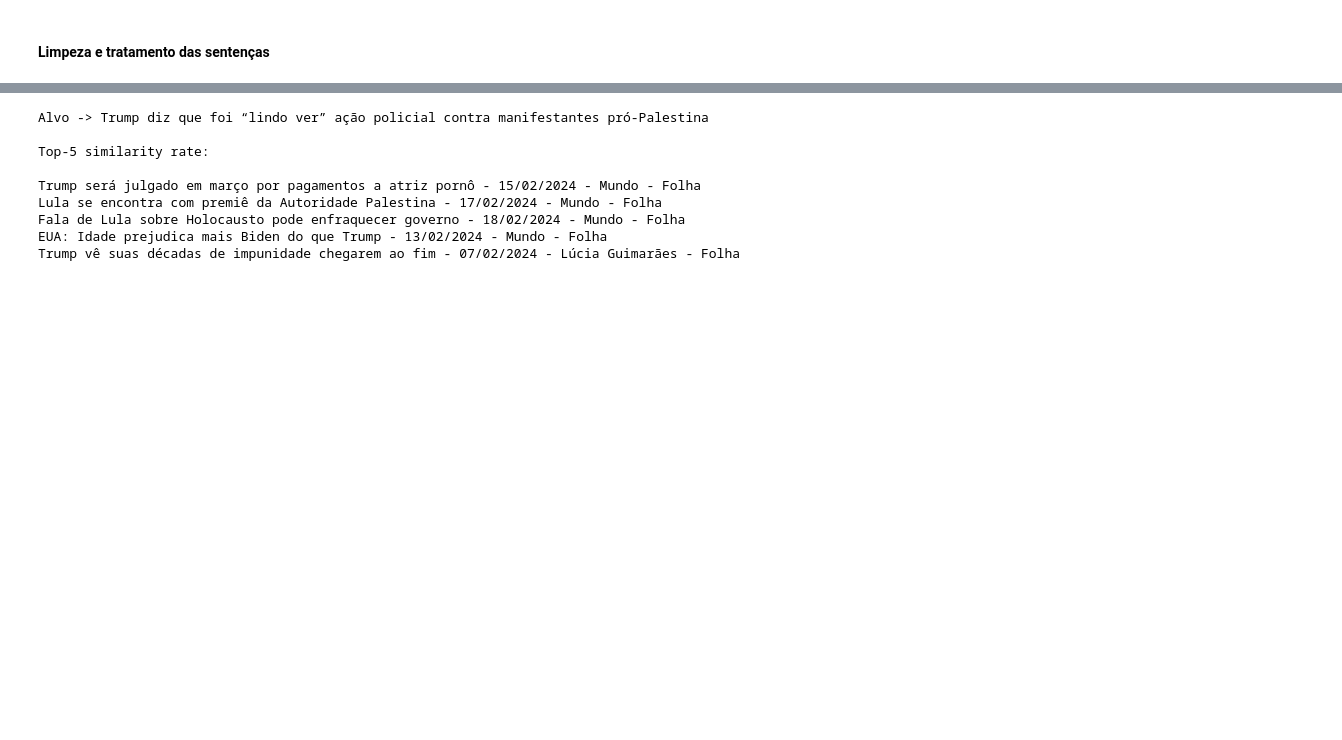
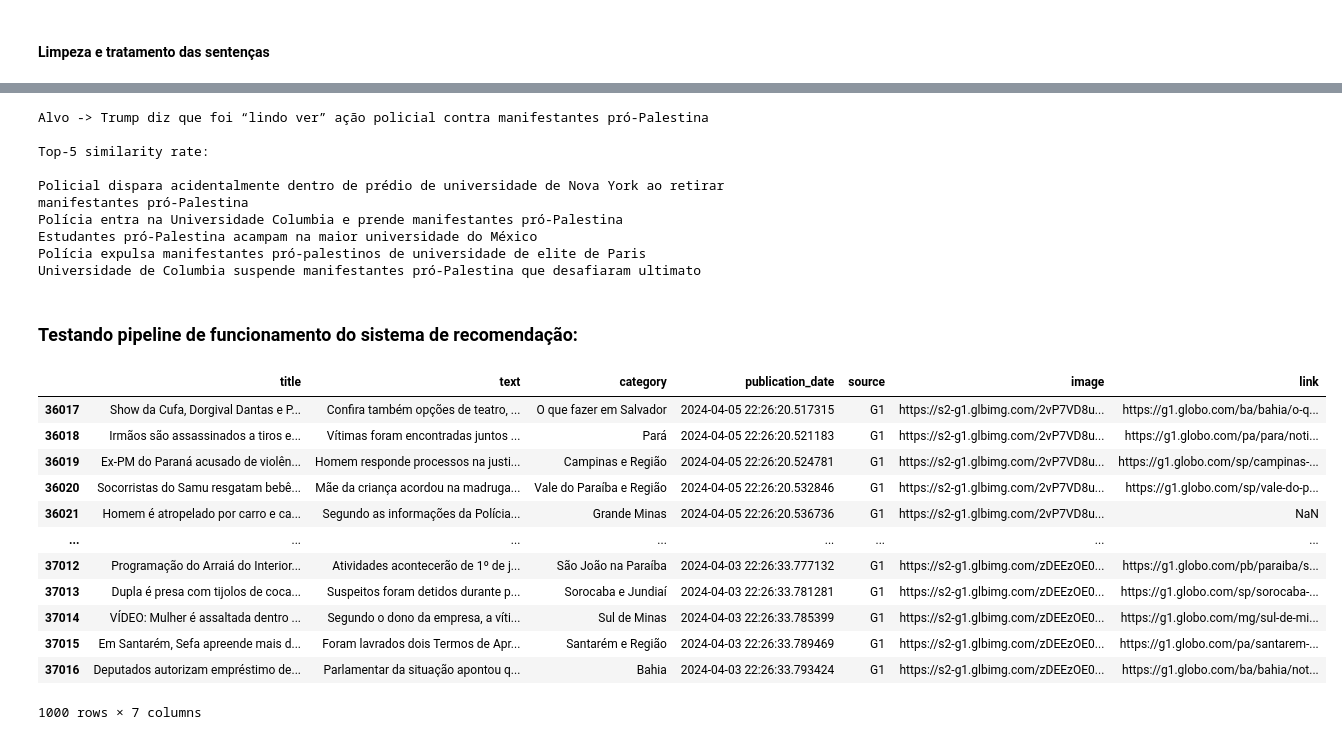
Before and after one commit to caiochacon/agregador-de-noticias, a Jupyter notebook: notebooks/recommendation_system.ipynb, the cells around one changed output, grey strips where cells are left out. Cells and saved outputs as stored; diff of their text form; code cells hidden in the pictures; blank space fills up the shorter version.

```diff
--- a/notebooks/recommendation_system.ipynb
+++ b/notebooks/recommendation_system.ipynb
@@ -169,15 +146,17 @@ new_sent = tfidf_vectorizer.transform([new_doc])
 print(f'Alvo -> {raw_sentence}')
 print('\nTop-5 similarity rate:\n')
 
-for idx in sentences_sym_calculator.sym_by_date(new_sent, tfidf_matrix, data_train['normalized_data_scores'].values, 70, 5):
-    print(f'{data_train["Title"].values[idx]}')
+for idx in sentences_sym_calculator.sym_by_date(new_sent, tfidf_matrix, data_train['normalized_data_scores'].values, 20, 5):
+    print(f'{data_train["title"].values[idx]}')
 # %% [output]
 Alvo -> Trump diz que foi “lindo ver” ação policial contra manifestantes pró-Palestina
 
 Top-5 similarity rate:
 
-Trump será julgado em março por pagamentos a atriz pornô - 15/02/2024 - Mundo - Folha
-Lula se encontra com premiê da Autoridade Palestina - 17/02/2024 - Mundo - Folha
-Fala de Lula sobre Holocausto pode enfraquecer governo - 18/02/2024 - Mundo - Folha
-EUA: Idade prejudica mais Biden do que Trump - 13/02/2024 - Mundo - Folha
-Trump vê suas décadas de impunidade chegarem ao fim - 07/02/2024 - Lúcia Guimarães - Folha
+Policial dispara acidentalmente dentro de prédio de universidade de Nova York ao retirar manifestantes pró-Palestina
+Polícia entra na Universidade Columbia e prende manifestantes pró-Palestina
+Estudantes pró-Palestina acampam na maior universidade do México
+Polícia expulsa manifestantes pró-palestinos de universidade de elite de Paris
+Universidade de Columbia suspende manifestantes pró-Palestina que desafiaram ultimato
+# %% [markdown]
+### Testando pipeline de funcionamento do sistema de recomendação:
@@ -183,0 +170,21 @@ Trump vê suas décadas de impunidade chegarem ao fim - 07/02/2024 - Lúcia Guim
+# %%
+dataset = pd.read_csv("../dataset/notices_small.csv", low_memory=False, encoding="UTF-8")
+# %%
+dataset_origin = dataset.iloc[:-1000]
+dataset_test = dataset.iloc[-1000:]
+# %%
+dataset_test
+# %% [output]
+|  | title | text | category | publication_date | source | image | link |
+| 36017 | Show da Cufa, Dorgival Dantas e P... | Confira também opções de teatro, ... | O que fazer em Salvador | 2024-04-05 22:26:20.517315 | G1 | https://s2-g1.glbimg.com/2vP7VD8u... | https://g1.globo.com/ba/bahia/o-q... |
+| 36018 | Irmãos são assassinados a tiros e... | Vítimas foram encontradas juntos ... | Pará | 2024-04-05 22:26:20.521183 | G1 | https://s2-g1.glbimg.com/2vP7VD8u... | https://g1.globo.com/pa/para/noti... |
+| 36019 | Ex-PM do Paraná acusado de violên... | Homem responde processos na justi... | Campinas e Região | 2024-04-05 22:26:20.524781 | G1 | https://s2-g1.glbimg.com/2vP7VD8u... | https://g1.globo.com/sp/campinas-... |
+| 36020 | Socorristas do Samu resgatam bebê... | Mãe da criança acordou na madruga... | Vale do Paraíba e Região | 2024-04-05 22:26:20.532846 | G1 | https://s2-g1.glbimg.com/2vP7VD8u... | https://g1.globo.com/sp/vale-do-p... |
+| 36021 | Homem é atropelado por carro e ca... | Segundo as informações da Polícia... | Grande Minas | 2024-04-05 22:26:20.536736 | G1 | https://s2-g1.glbimg.com/2vP7VD8u... | NaN |
+| ... | ... | ... | ... | ... | ... | ... | ... |
+| 37012 | Programação do Arraiá do Interior... | Atividades acontecerão de 1º de j... | São João na Paraíba | 2024-04-03 22:26:33.777132 | G1 | https://s2-g1.glbimg.com/zDEEzOE0... | https://g1.globo.com/pb/paraiba/s... |
+| 37013 | Dupla é presa com tijolos de coca... | Suspeitos foram detidos durante p... | Sorocaba e Jundiaí | 2024-04-03 22:26:33.781281 | G1 | https://s2-g1.glbimg.com/zDEEzOE0... | https://g1.globo.com/sp/sorocaba-... |
+| 37014 | VÍDEO: Mulher é assaltada dentro ... | Segundo o dono da empresa, a víti... | Sul de Minas | 2024-04-03 22:26:33.785399 | G1 | https://s2-g1.glbimg.com/zDEEzOE0... | https://g1.globo.com/mg/sul-de-mi... |
+| 37015 | Em Santarém, Sefa apreende mais d... | Foram lavrados dois Termos de Apr... | Santarém e Região | 2024-04-03 22:26:33.789469 | G1 | https://s2-g1.glbimg.com/zDEEzOE0... | https://g1.globo.com/pa/santarem-... |
+| 37016 | Deputados autorizam empréstimo de... | Parlamentar da situação apontou q... | Bahia | 2024-04-03 22:26:33.793424 | G1 | https://s2-g1.glbimg.com/zDEEzOE0... | https://g1.globo.com/ba/bahia/not... |
+1000 rows × 7 columns
```
Also changed, not shown: parts of 25 cells of this notebook, 2 other files.
